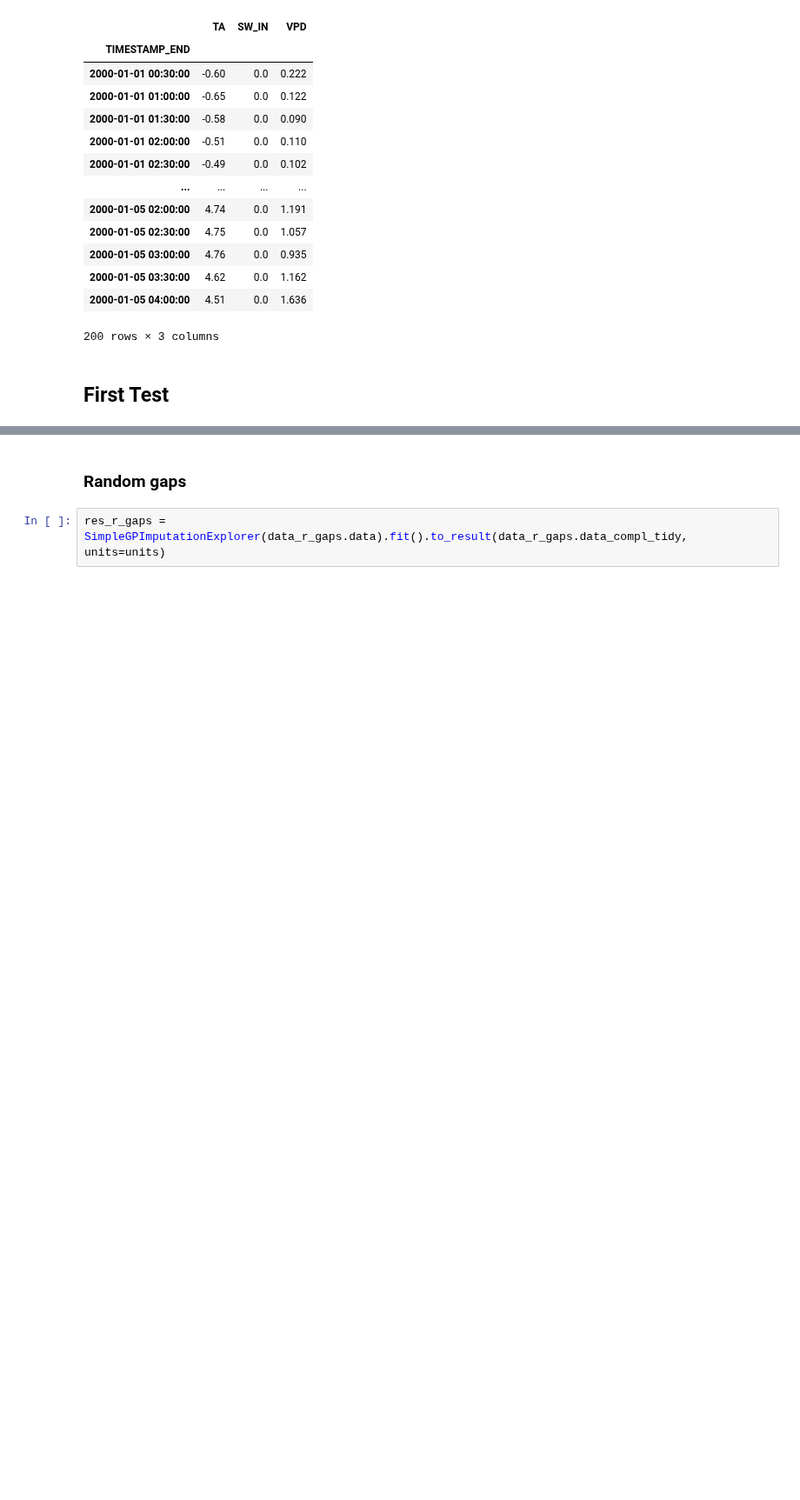
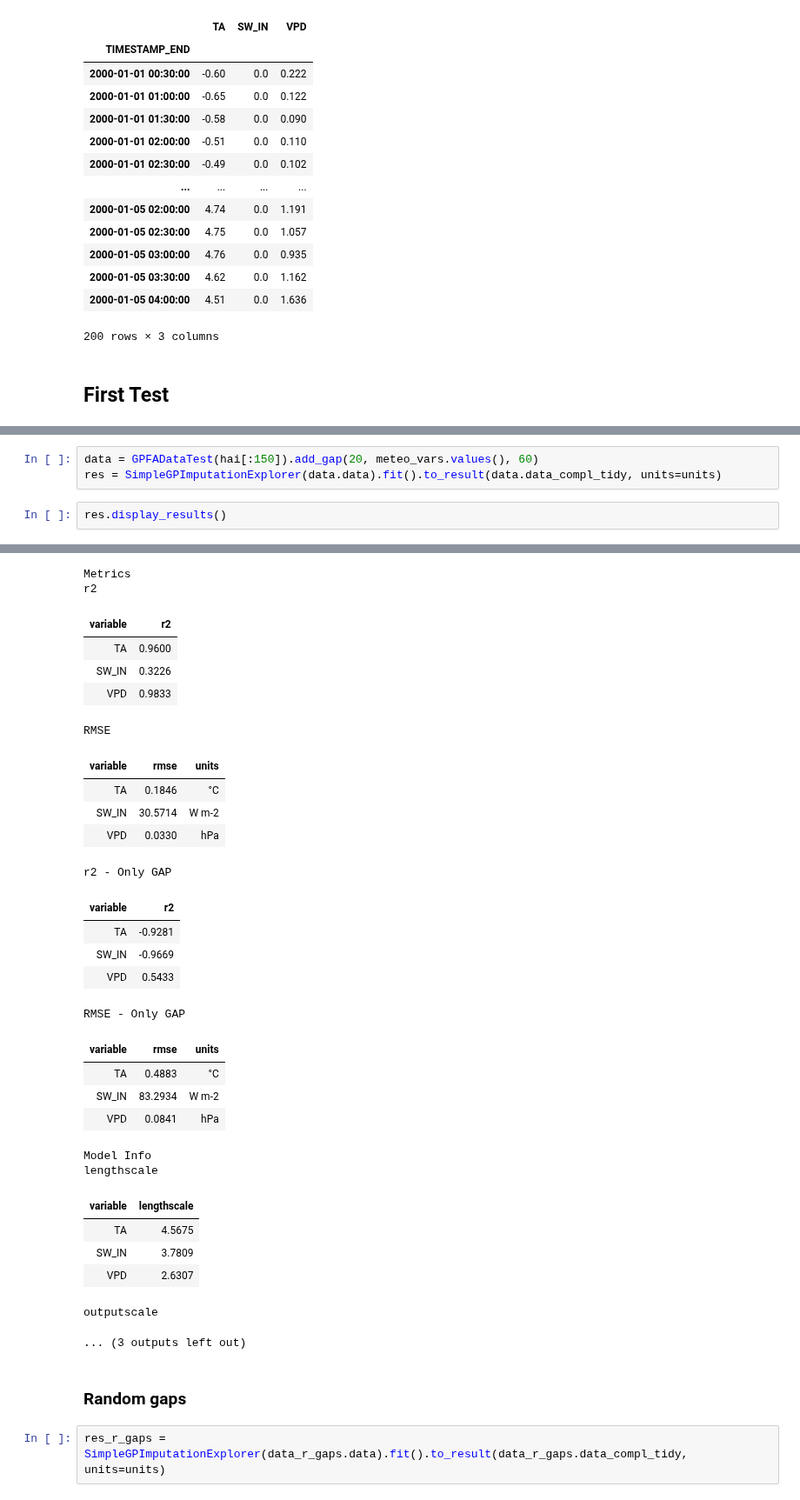
Before and after one commit to mone27/meteo_imp, a Jupyter notebook: analysis/Simple GP Hainich.ipynb, the cells around one changed output, grey strips where cells are left out. Shown at 87% size. Saved outputs shown, nothing was run; the diff lists cells and outputs as text; blank space fills up the shorter version.

```diff
--- a/analysis/Simple GP Hainich.ipynb
+++ b/analysis/Simple GP Hainich.ipynb
@@ -71,0 +108,6 @@ data_c_gaps = GPFADataTest(hai[:150]).add_gap(15, meteo_vars.values())
+# %%
+data = GPFADataTest(hai[:150]).add_gap(20, meteo_vars.values(), 60)
+res = SimpleGPImputationExplorer(data.data).fit().to_result(data.data_compl_tidy, units=units)
+# %%
+res.display_results()
+# %% [output]
@@ -72,3 +115,32 @@ data_c_gaps = GPFADataTest(hai[:150]).add_gap(15, meteo_vars.values())
+Metrics
+r2
+| variable | r2 |
+| TA | 0.9600 |
+| SW_IN | 0.3226 |
+| VPD | 0.9833 |
+RMSE
+| variable | rmse | units |
+| TA | 0.1846 | °C |
+| SW_IN | 30.5714 | W m-2 |
+| VPD | 0.0330 | hPa |
+r2 - Only GAP
+| variable | r2 |
+| TA | -0.9281 |
+| SW_IN | -0.9669 |
+| VPD | 0.5433 |
+RMSE - Only GAP
+| variable | rmse | units |
+| TA | 0.4883 | °C |
+| SW_IN | 83.2934 | W m-2 |
+| VPD | 0.0841 | hPa |
+Model Info
+lengthscale
+| variable | lengthscale |
+| TA | 4.5675 |
+| SW_IN | 3.7809 |
+| VPD | 2.6307 |
+outputscale
+... (3 outputs left out)
 # %% [markdown]
 ### Random gaps
 # %%
```
Also changed, not shown: parts of 5 cells of this notebook, 35 other files.
